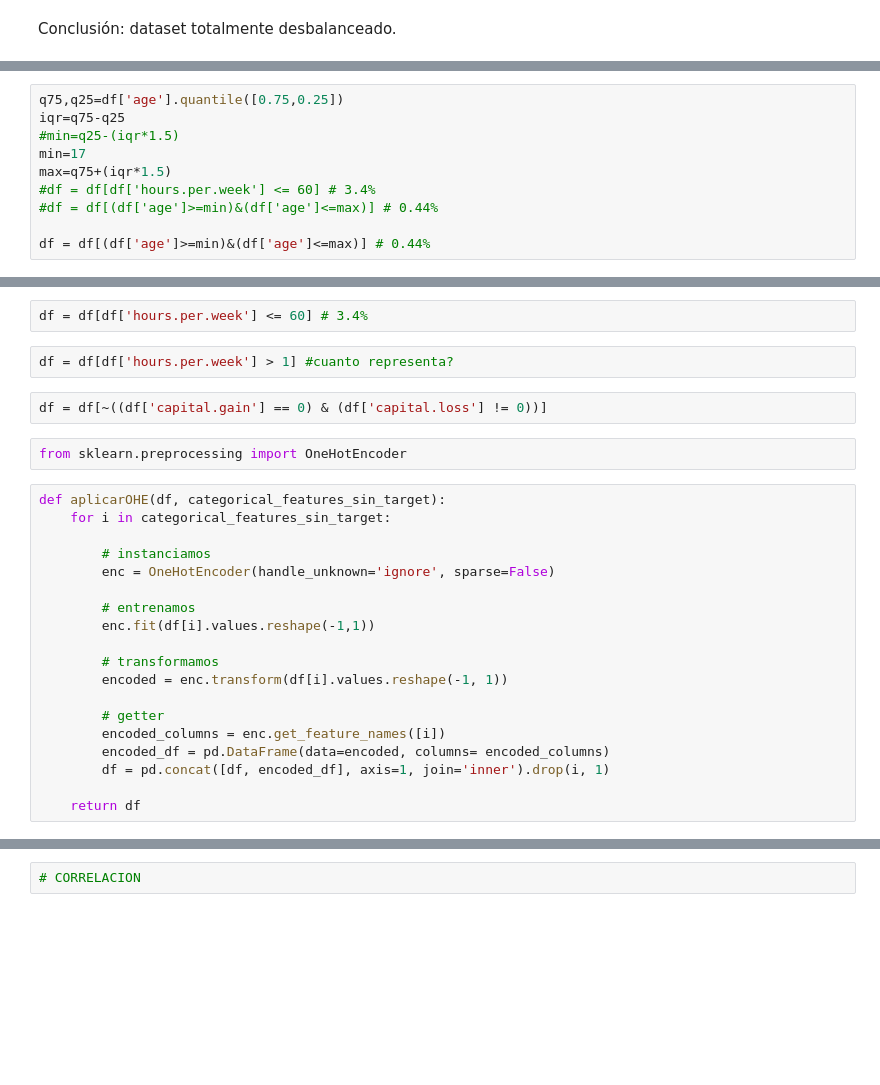
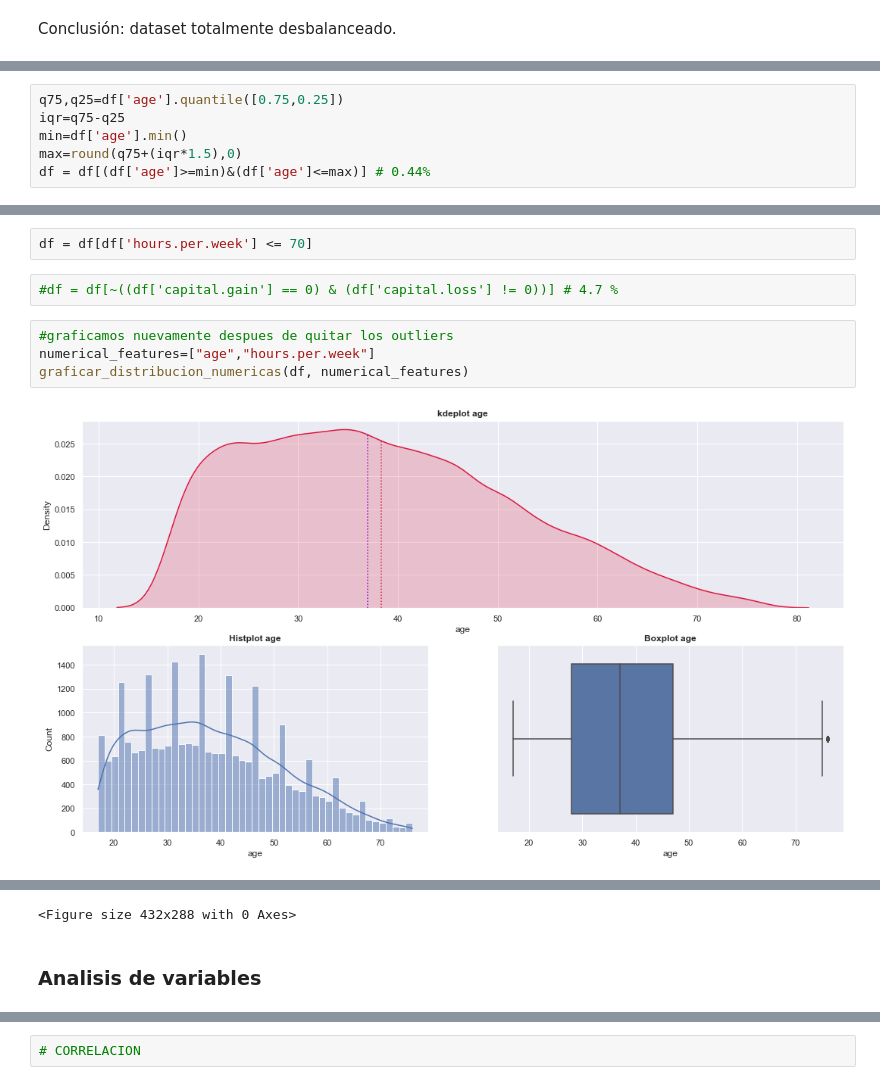
Before and after one commit to ivanjavierparra/DataScience-Sprint1, a Jupyter notebook: Consigna_entrega_1(1).ipynb, the cells around one changed output, grey strips where cells are left out. Drawn from its saved outputs; the diff is of its cells as text; blank space fills up the shorter version.

```diff
--- a/Consigna_entrega_1(1).ipynb
+++ b/Consigna_entrega_1(1).ipynb
@@ -366,10 +374,6 @@ df['capital.loss'].head()
 # %%
 q75,q25=df['age'].quantile([0.75,0.25])
 iqr=q75-q25
-#min=q25-(iqr*1.5)
-min=17
-max=q75+(iqr*1.5)
-#df = df[df['hours.per.week'] <= 60] # 3.4%
-#df = df[(df['age']>=min)&(df['age']<=max)] # 0.44%
-
+min=df['age'].min()
+max=round(q75+(iqr*1.5),0)
 df = df[(df['age']>=min)&(df['age']<=max)] # 0.44%
@@ -376,27 +386,10 @@ df = df[(df['age']>=min)&(df['age']<=max)] # 0.44%
 # %%
-df = df[df['hours.per.week'] <= 60] # 3.4%
+df = df[df['hours.per.week'] <= 70]
-# %%
-df = df[df['hours.per.week'] > 1] #cuanto representa?
 # %%
-df = df[~((df['capital.gain'] == 0) & (df['capital.loss'] != 0))]
+#df = df[~((df['capital.gain'] == 0) & (df['capital.loss'] != 0))] # 4.7 %
-# %%
-from sklearn.preprocessing import OneHotEncoder
-# %%
-def aplicarOHE(df, categorical_features_sin_target):
-    for i in categorical_features_sin_target:
-
-        # instanciamos
-        enc = OneHotEncoder(handle_unknown='ignore', sparse=False)
-
-        # entrenamos
-        enc.fit(df[i].values.reshape(-1,1))
-
-        # transformamos
-        encoded = enc.transform(df[i].values.reshape(-1, 1))
-
-        # getter
-        encoded_columns = enc.get_feature_names([i])
-        encoded_df = pd.DataFrame(data=encoded, columns= encoded_columns)
-        df = pd.concat([df, encoded_df], axis=1, join='inner').drop(i, 1)
-
-    return df
+# %%
+#graficamos nuevamente despues de quitar los outliers
+numerical_features=["age","hours.per.week"]
+graficar_distribucion_numericas(df, numerical_features)
+# %% [output]
+[figure, added]
@@ -402,0 +397,3 @@ def aplicarOHE(df, categorical_features_sin_target):
+<Figure size 432x288 with 0 Axes>
+# %% [markdown]
+### Analisis de variables
```
Also changed, not shown: parts of 39 cells of this notebook.
